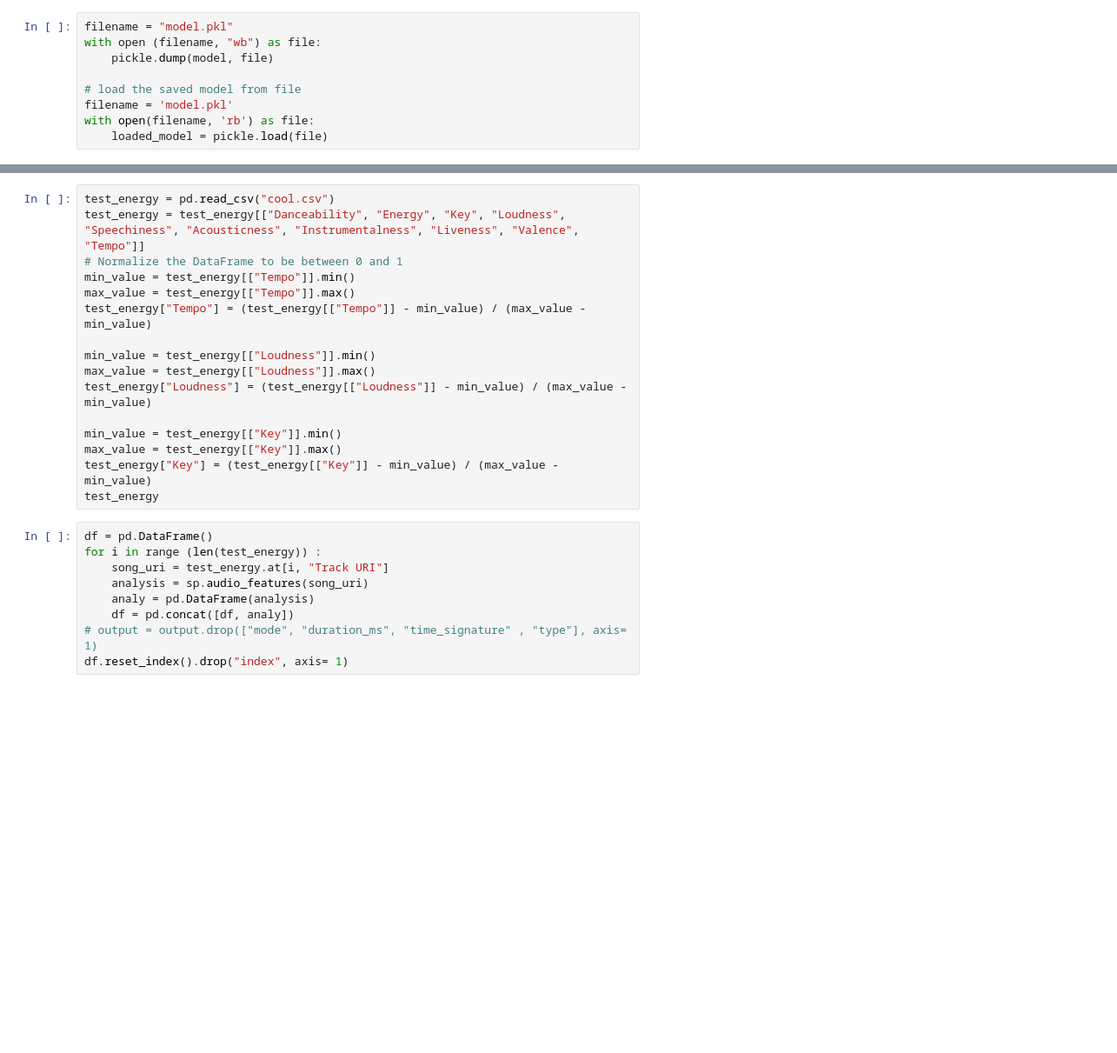
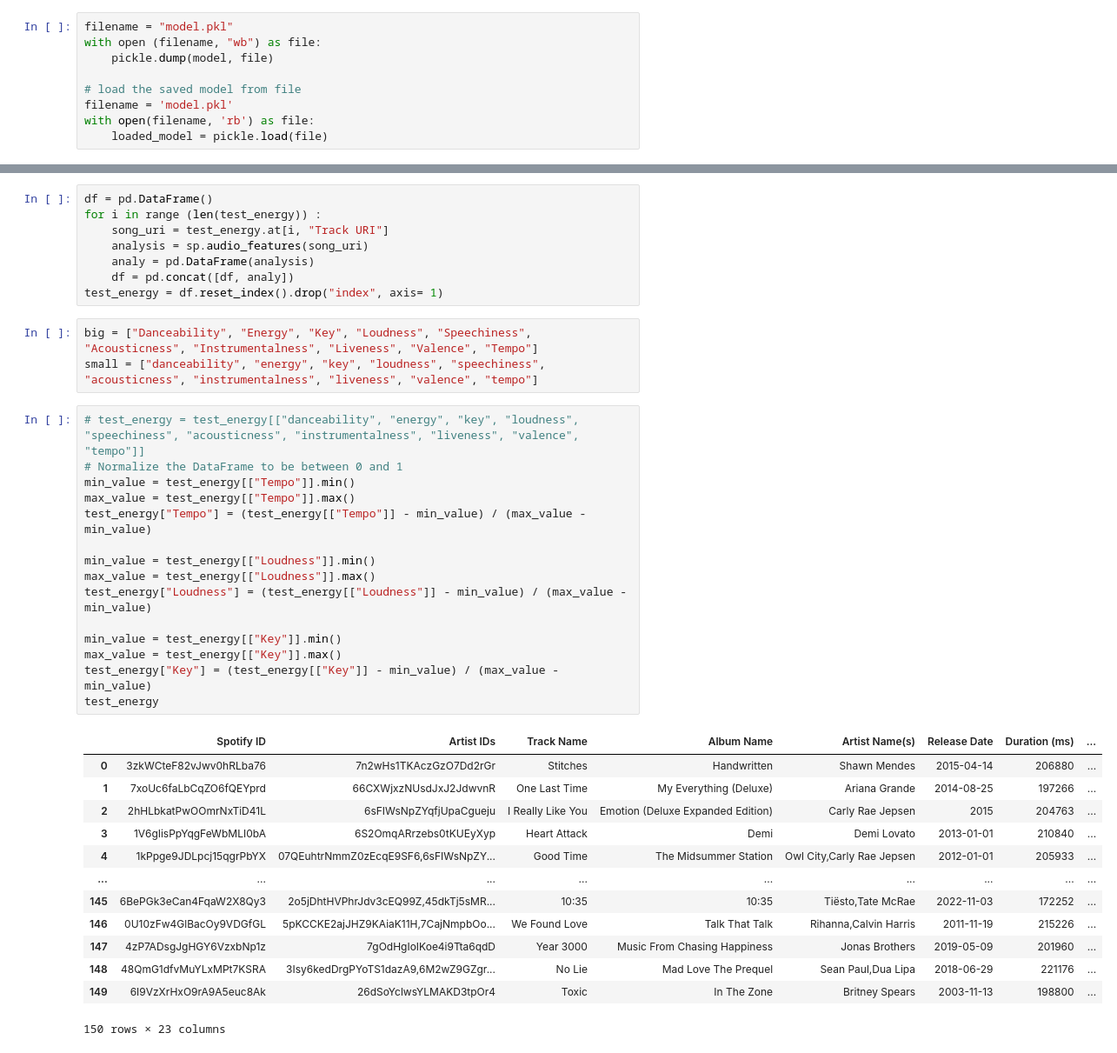
Before and after one commit to CS196Illinois/Group6-SP2023, a Jupyter notebook: Project/spotifycode/analysis.ipynb, the cells around one changed output, grey strips where cells are left out. Shown at 87% size. Cells and saved outputs as stored; diff of their text form; blank space fills up the shorter version.

```diff
--- a/Project/spotifycode/analysis.ipynb
+++ b/Project/spotifycode/analysis.ipynb
@@ -223,25 +241,40 @@ with open(filename, 'rb') as file:
+# %%
+df = pd.DataFrame()
+for i in range (len(test_energy)) :
+    song_uri = test_energy.at[i, "Track URI"]
+    analysis = sp.audio_features(song_uri)
+    analy = pd.DataFrame(analysis)
+    df = pd.concat([df, analy])
+test_energy = df.reset_index().drop("index", axis= 1)
+# %%
+big = ["Danceability", "Energy", "Key", "Loudness", "Speechiness", "Acousticness", "Instrumentalness", "Liveness", "Valence", "Tempo"]
+small = ["danceability", "energy", "key", "loudness", "speechiness", "acousticness", "instrumentalness", "liveness", "valence", "tempo"]
 # %%
-test_energy = pd.read_csv("cool.csv")
-test_energy = test_energy[["Danceability", "Energy", "Key", "Loudness", "Speechiness", "Acousticness", "Instrumentalness", "Liveness", "Valence", "Tempo"]]
+# test_energy = test_energy[["danceability", "energy", "key", "loudness", "speechiness", "acousticness", "instrumentalness", "liveness", "valence", "tempo"]]
 # Normalize the DataFrame to be between 0 and 1
 min_value = test_energy[["Tempo"]].min()
 max_value = test_energy[["Tempo"]].max()
 test_energy["Tempo"] = (test_energy[["Tempo"]] - min_value) / (max_value - min_value)
 
 min_value = test_energy[["Loudness"]].min()
 max_value = test_energy[["Loudness"]].max()
 test_energy["Loudness"] = (test_energy[["Loudness"]] - min_value) / (max_value - min_value)
 
 min_value = test_energy[["Key"]].min()
 max_value = test_energy[["Key"]].max()
 test_energy["Key"] = (test_energy[["Key"]] - min_value) / (max_value - min_value)
 test_energy
+# %% [output]
+|  | Spotify ID | Artist IDs | Track Name | Album Name | Artist Name(s) | Release Date | Duration (ms) | ... |
+| 0 | 3zkWCteF82vJwv0hRLba76 | 7n2wHs1TKAczGzO7Dd2rGr | Stitches | Handwritten | Shawn Mendes | 2015-04-14 | 206880 | ... |
+| 1 | 7xoUc6faLbCqZO6fQEYprd | 66CXWjxzNUsdJxJ2JdwvnR | One Last Time | My Everything (Deluxe) | Ariana Grande | 2014-08-25 | 197266 | ... |
+| 2 | 2hHLbkatPwOOmrNxTiD41L | 6sFIWsNpZYqfjUpaCgueju | I Really Like You | Emotion (Deluxe Expanded Edition) | Carly Rae Jepsen | 2015 | 204763 | ... |
+| 3 | 1V6gIisPpYqgFeWbMLI0bA | 6S2OmqARrzebs0tKUEyXyp | Heart Attack | Demi | Demi Lovato | 2013-01-01 | 210840 | ... |
+| 4 | 1kPpge9JDLpcj15qgrPbYX | 07QEuhtrNmmZ0zEcqE9SF6,6sFIWsNpZY... | Good Time | The Midsummer Station | Owl City,Carly Rae Jepsen | 2012-01-01 | 205933 | ... |
+| ... | ... | ... | ... | ... | ... | ... | ... | ... |
+| 145 | 6BePGk3eCan4FqaW2X8Qy3 | 2o5jDhtHVPhrJdv3cEQ99Z,45dkTj5sMR... | 10:35 | 10:35 | Tiësto,Tate McRae | 2022-11-03 | 172252 | ... |
+| 146 | 0U10zFw4GlBacOy9VDGfGL | 5pKCCKE2ajJHZ9KAiaK11H,7CajNmpbOo... | We Found Love | Talk That Talk | Rihanna,Calvin Harris | 2011-11-19 | 215226 | ... |
+| 147 | 4zP7ADsgJgHGY6VzxbNp1z | 7gOdHgIoIKoe4i9Tta6qdD | Year 3000 | Music From Chasing Happiness | Jonas Brothers | 2019-05-09 | 201960 | ... |
+| 148 | 48QmG1dfvMuYLxMPt7KSRA | 3Isy6kedDrgPYoTS1dazA9,6M2wZ9GZgr... | No Lie | Mad Love The Prequel | Sean Paul,Dua Lipa | 2018-06-29 | 221176 | ... |
+| 149 | 6I9VzXrHxO9rA9A5euc8Ak | 26dSoYclwsYLMAKD3tpOr4 | Toxic | In The Zone | Britney Spears | 2003-11-13 | 198800 | ... |
+150 rows × 23 columns
-# %%
-df = pd.DataFrame()
-for i in range (len(test_energy)) :
-    song_uri = test_energy.at[i, "Track URI"]
-    analysis = sp.audio_features(song_uri)
-    analy = pd.DataFrame(analysis)
-    df = pd.concat([df, analy])
-# output = output.drop(["mode", "duration_ms", "time_signature" , "type"], axis= 1)
-df.reset_index().drop("index", axis= 1)
```
Also changed, not shown: parts of 15 cells of this notebook, 1 other file.
